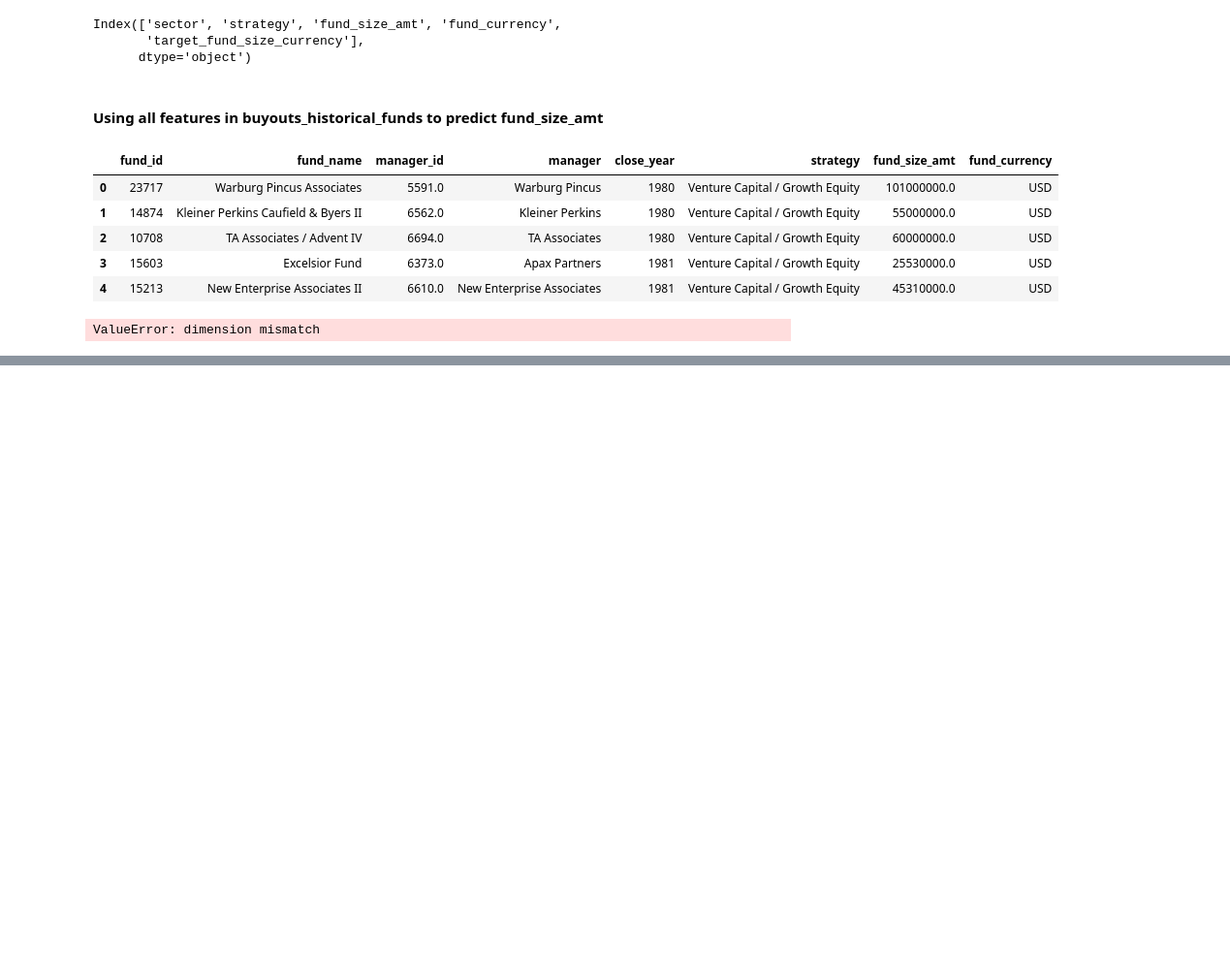
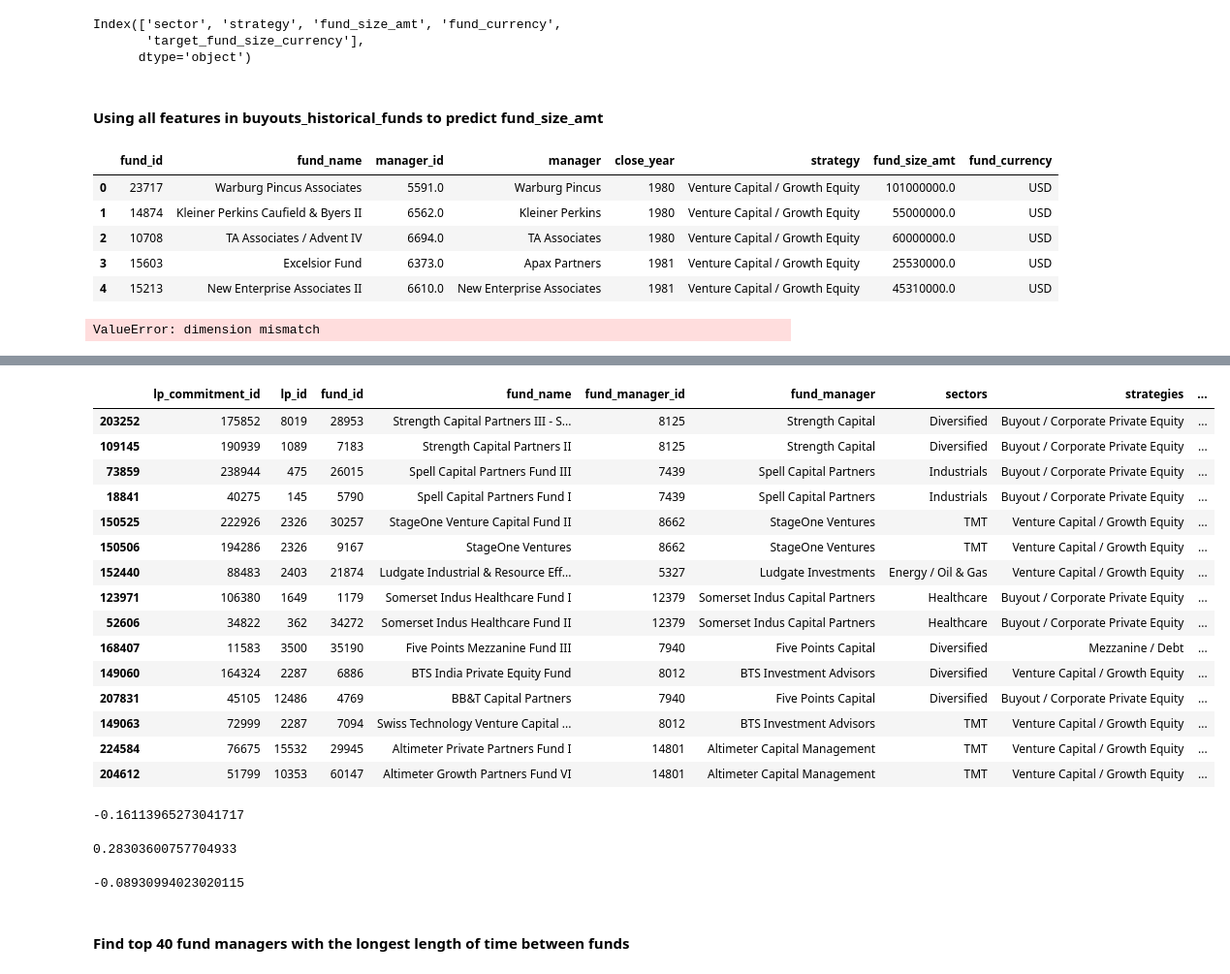
Before and after one commit to anjanaiyer/svb_practicum, a Jupyter notebook: buyouts/buyouts_classification_test.ipynb, the cells around one changed output, grey strips where cells are left out. Shown at 97% size. Saved outputs shown, nothing was run; the diff lists cells and outputs as text; code cells hidden in the pictures; blank space fills up the shorter version.

```diff
--- a/buyouts/buyouts_classification_test.ipynb
+++ b/buyouts/buyouts_classification_test.ipynb
@@ -439,0 +669,3 @@ ValueError: dimension mismatch
+# %%
+df_top15 = df_open.nlargest(15)
+df_top15
@@ -439,0 +709,3 @@ ValueError: dimension mismatch
+# %%
+df_top15years = df_top15.values.tolist()
+df_top15years
@@ -439,0 +749,39 @@ ValueError: dimension mismatch
+# %%
+df_lp_grouped = df_lp_top15.sort_values('fund_manager')
+df_lp_grouped = df_lp_grouped[df_lp_grouped['fund_size_currency']=='USD']
+df_lp_grouped['time_bw_vintageyears'] = df_top15years
+df_lp_grouped.sort_values('time_bw_vintageyears')
+# %% [output]
+|  | lp_commitment_id | lp_id | fund_id | fund_name | fund_manager_id | fund_manager | sectors | strategies | ... |
+| 203252 | 175852 | 8019 | 28953 | Strength Capital Partners III - S... | 8125 | Strength Capital | Diversified | Buyout / Corporate Private Equity | ... |
+| 109145 | 190939 | 1089 | 7183 | Strength Capital Partners II | 8125 | Strength Capital | Diversified | Buyout / Corporate Private Equity | ... |
+| 73859 | 238944 | 475 | 26015 | Spell Capital Partners Fund III | 7439 | Spell Capital Partners | Industrials | Buyout / Corporate Private Equity | ... |
+| 18841 | 40275 | 145 | 5790 | Spell Capital Partners Fund I | 7439 | Spell Capital Partners | Industrials | Buyout / Corporate Private Equity | ... |
+| 150525 | 222926 | 2326 | 30257 | StageOne Venture Capital Fund II | 8662 | StageOne Ventures | TMT | Venture Capital / Growth Equity | ... |
+| 150506 | 194286 | 2326 | 9167 | StageOne Ventures | 8662 | StageOne Ventures | TMT | Venture Capital / Growth Equity | ... |
+| 152440 | 88483 | 2403 | 21874 | Ludgate Industrial & Resource Eff... | 5327 | Ludgate Investments | Energy / Oil & Gas | Venture Capital / Growth Equity | ... |
+| 123971 | 106380 | 1649 | 1179 | Somerset Indus Healthcare Fund I | 12379 | Somerset Indus Capital Partners | Healthcare | Buyout / Corporate Private Equity | ... |
+| 52606 | 34822 | 362 | 34272 | Somerset Indus Healthcare Fund II | 12379 | Somerset Indus Capital Partners | Healthcare | Buyout / Corporate Private Equity | ... |
+| 168407 | 11583 | 3500 | 35190 | Five Points Mezzanine Fund III | 7940 | Five Points Capital | Diversified | Mezzanine / Debt | ... |
+| 149060 | 164324 | 2287 | 6886 | BTS India Private Equity Fund | 8012 | BTS Investment Advisors | Diversified | Venture Capital / Growth Equity | ... |
+| 207831 | 45105 | 12486 | 4769 | BB&T Capital Partners | 7940 | Five Points Capital | Diversified | Buyout / Corporate Private Equity | ... |
+| 149063 | 72999 | 2287 | 7094 | Swiss Technology Venture Capital ... | 8012 | BTS Investment Advisors | TMT | Venture Capital / Growth Equity | ... |
+| 224584 | 76675 | 15532 | 29945 | Altimeter Private Partners Fund I | 14801 | Altimeter Capital Management | TMT | Venture Capital / Growth Equity | ... |
+| 204612 | 51799 | 10353 | 60147 | Altimeter Growth Partners Fund VI | 14801 | Altimeter Capital Management | TMT | Venture Capital / Growth Equity | ... |
+# %%
+topcorr = df_lp_grouped['fund_size_amt'].corr(df_lp_grouped['time_bw_vintageyears'])
+topcorr
+# %% [output]
+-0.16113965273041717
+# %%
+topcorr2 = df_lp_grouped['commitment_amt'].corr(df_lp_grouped['time_bw_vintageyears'])
+topcorr2
+# %% [output]
+0.28303600757704933
+# %%
+topcorr3 = df_lp_grouped['fund_size_amt'].corr(df_lp_grouped['commitment_amt'])
+topcorr3
+# %% [output]
+-0.08930994023020115
+# %% [markdown]
+#### Find top 40 fund managers with the longest length of time between funds
```
Also changed, not shown: parts of 74 cells of this notebook, 2 other files.
